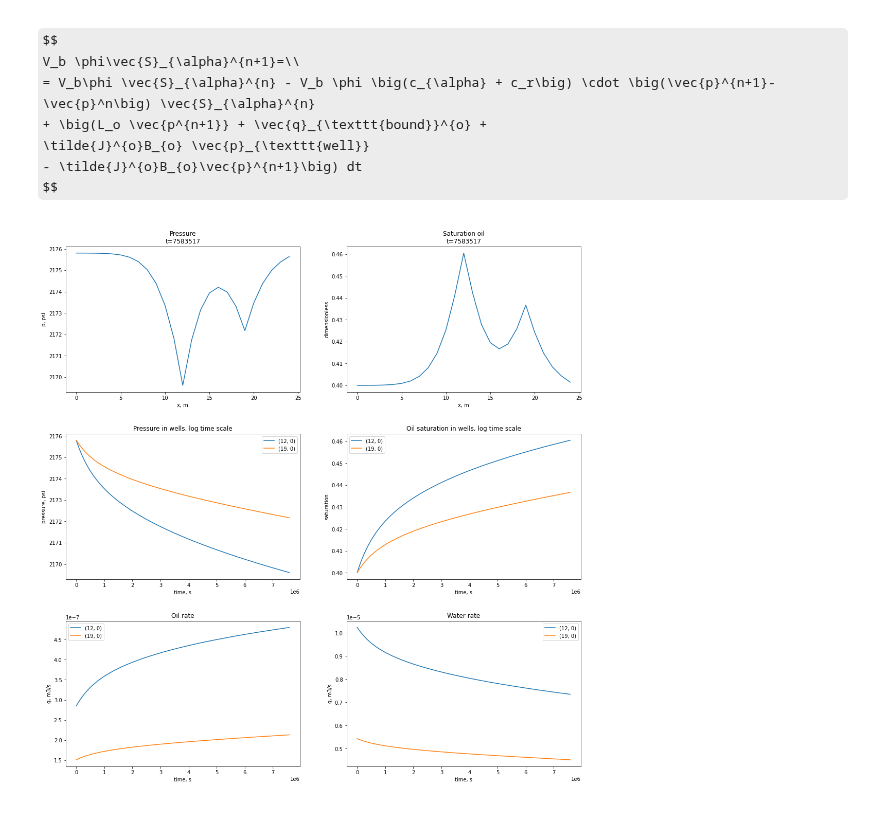
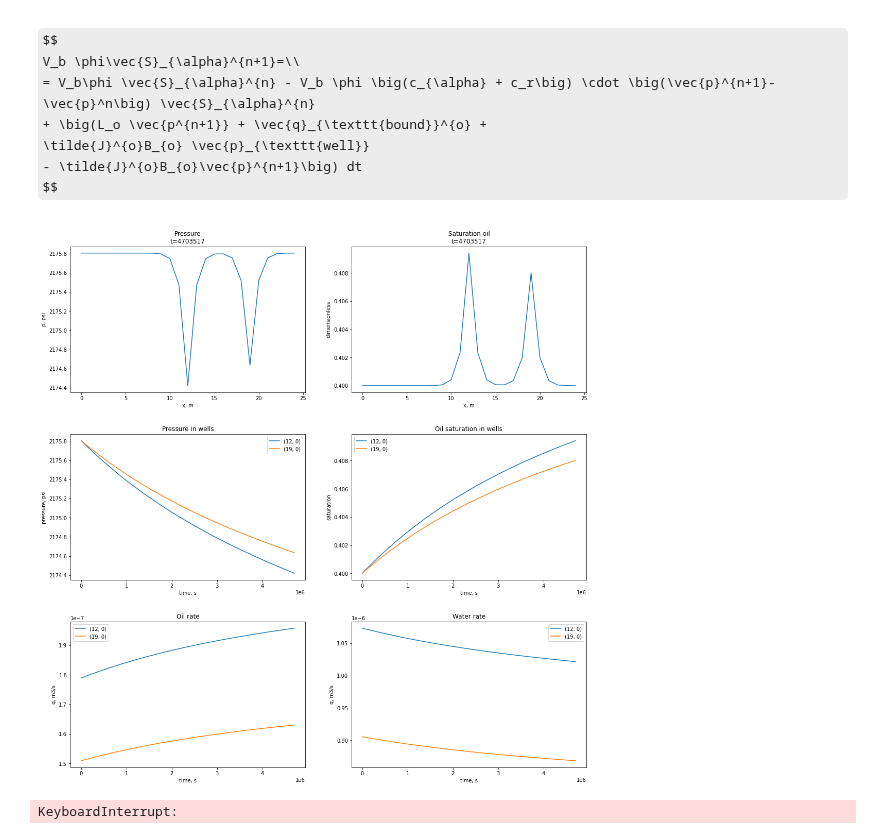
Before and after one commit to lemikhovalex/ReservoirModel, a Jupyter notebook: now_do_simple_models/05_1d_2liq.ipynb, the cells around one changed output. Cells and saved outputs as stored; diff of their text form; code cells hidden in the pictures; some formulas as TeX source.

```diff
--- a/now_do_simple_models/05_1d_2liq.ipynb
+++ b/now_do_simple_models/05_1d_2liq.ipynb
@@ -92,7 +92,7 @@ l_w = 2.
 l_o = 2.
 s_wir = 0.2
 s_wor = 0.8
-k_rwr = 0.6
+k_rwr = 0.1
 k_rot = 1.
 e_w = 1.
 e_o = 1.
@@ -249,7 +249,7 @@ def get_j_matrix(p, s, mu, k, B, pos_r, r_ref, ph):
         out[pos] *= k_rel_ph(i=pos[0], j=pos[0], s=s, p=p, ph=ph)
     return out
 # %%
-pos_r = {(12, 0): 0.2, (19, 0): 0.1}
+pos_r = {(12, 0): 0.12, (19, 0): 0.1}
 p_well = np.zeros((nx, 1))
 p_w = p_0 - 70 * 6894.
 for pos in pos_r:
@@ -399,33 +399,34 @@ for i in range(1, n_iter):
             ax[2][0].plot(times, q_o_hist[w] , label=f'{w}')
             ax[2][1].plot(times, q_w_hist[w] , label=f'{w}')
         ax[1][0].set_xlabel('time, s')
         ax[1][0].set_ylabel('pressure, psi')
-        ax[1][0].set_title('Pressure in wells, log time scale')
+        ax[1][0].set_title('Pressure in wells')
         ax[1][0].legend()
 
         ax[1][1].set_xlabel('time, s')
         ax[1][1].set_ylabel('saturation')
-        ax[1][1].set_title('Oil saturation in wells, log time scale')
+        ax[1][1].set_title('Oil saturation in wells')
         ax[1][1].legend()
 
 
         ax[2][0].set_xlabel('time, s')
         ax[2][0].set_ylabel('q, m3/s')
         ax[2][0].set_title('Oil rate')
         ax[2][0].legend()
 
         ax[2][1].set_xlabel('time, s')
         ax[2][1].set_ylabel('q, m3/s')
         ax[2][1].set_title('Water rate')
         ax[2][1].legend()
         #ax[1][0].set_xscale('log')
         #ax[2][0].set_xscale('log')
 
         ax[0][1].ticklabel_format(useOffset=False, axis='y')
         ax[1][1].ticklabel_format(useOffset=False, axis='y')
         ax[0][0].ticklabel_format(useOffset=False, axis='y')
         ax[1][0].ticklabel_format(useOffset=False, axis='y')
         ax[2][0].ticklabel_format(useOffset=False, axis='y')
         plt.show()
 # %% [output]
-[figure, old version]
+[figure, new version]
+KeyboardInterrupt:
```
Also changed, not shown: parts of 1 cell of this notebook.
